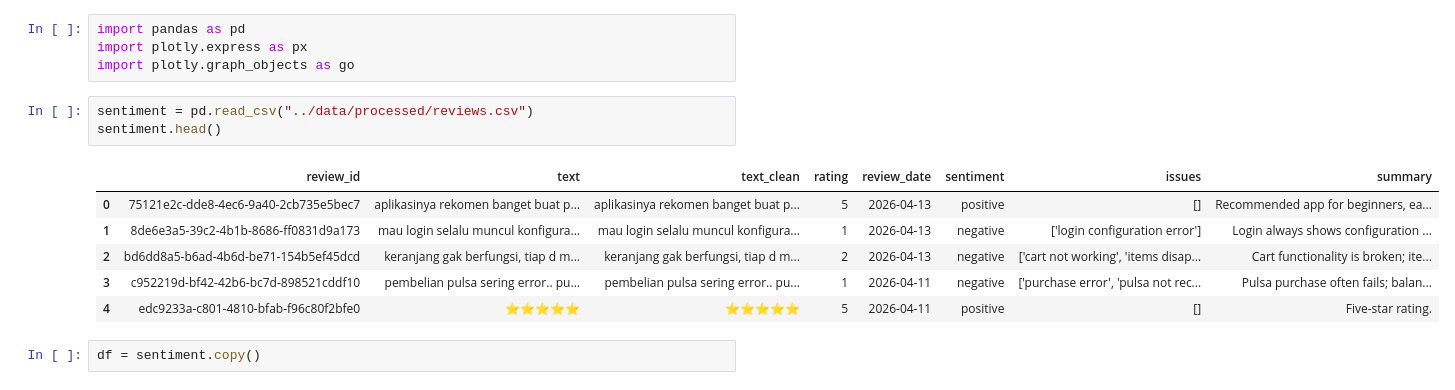
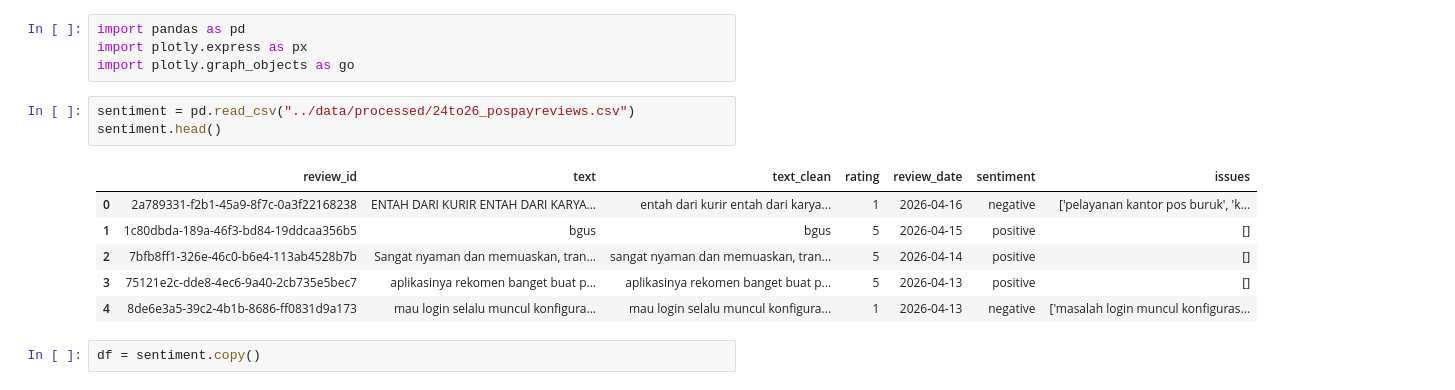
Before and after one commit to arsyi4111/sentiment_pospay, a Jupyter notebook: analyticWorkbook/analyticWorkbook.ipynb, the cells around one changed output. Cells and saved outputs as stored; diff of their text form.

```diff
--- a/analyticWorkbook/analyticWorkbook.ipynb
+++ b/analyticWorkbook/analyticWorkbook.ipynb
@@ -3,15 +3,15 @@ import pandas as pd
 import plotly.express as px
 import plotly.graph_objects as go
 # %%
-sentiment = pd.read_csv("../data/processed/reviews.csv")
+sentiment = pd.read_csv("../data/processed/24to26_pospayreviews.csv")
 sentiment.head()
 # %% [output]
-|  | review_id | text | text_clean | rating | review_date | sentiment | issues | summary |
-| 0 | 75121e2c-dde8-4ec6-9a40-2cb735e5bec7 | aplikasinya rekomen banget buat p... | aplikasinya rekomen banget buat p... | 5 | 2026-04-13 | positive | [] | Recommended app for beginners, ea... |
-| 1 | 8de6e3a5-39c2-4b1b-8686-ff0831d9a173 | mau login selalu muncul konfigura... | mau login selalu muncul konfigura... | 1 | 2026-04-13 | negative | ['login configuration error'] | Login always shows configuration ... |
-| 2 | bd6dd8a5-b6ad-4b6d-be71-154b5ef45dcd | keranjang gak berfungsi, tiap d m... | keranjang gak berfungsi, tiap d m... | 2 | 2026-04-13 | negative | ['cart not working', 'items disap... | Cart functionality is broken; ite... |
-| 3 | c952219d-bf42-42b6-bc7d-898521cddf10 | pembelian pulsa sering error.. pu... | pembelian pulsa sering error.. pu... | 1 | 2026-04-11 | negative | ['purchase error', 'pulsa not rec... | Pulsa purchase often fails; balan... |
-| 4 | edc9233a-c801-4810-bfab-f96c80f2bfe0 | ⭐⭐⭐⭐⭐ | ⭐⭐⭐⭐⭐ | 5 | 2026-04-11 | positive | [] | Five-star rating. |
+|  | review_id | text | text_clean | rating | review_date | sentiment | issues |
+| 0 | 2a789331-f2b1-45a9-8f7c-0a3f22168238 | ENTAH DARI KURIR ENTAH DARI KARYA... | entah dari kurir entah dari karya... | 1 | 2026-04-16 | negative | ['pelayanan kantor pos buruk', 'k... |
+| 1 | 1c80dbda-189a-46f3-bd84-19ddcaa356b5 | bgus | bgus | 5 | 2026-04-15 | positive | [] |
+| 2 | 7bfb8ff1-326e-46c0-b6e4-113ab4528b7b | Sangat nyaman dan memuaskan, tran... | sangat nyaman dan memuaskan, tran... | 5 | 2026-04-14 | positive | [] |
+| 3 | 75121e2c-dde8-4ec6-9a40-2cb735e5bec7 | aplikasinya rekomen banget buat p... | aplikasinya rekomen banget buat p... | 5 | 2026-04-13 | positive | [] |
+| 4 | 8de6e3a5-39c2-4b1b-8686-ff0831d9a173 | mau login selalu muncul konfigura... | mau login selalu muncul konfigura... | 1 | 2026-04-13 | negative | ['masalah login muncul konfiguras... |
 # %%
 df = sentiment.copy()
 # %%
```
Also changed, not shown: parts of 5 cells of this notebook, 7 other files.
